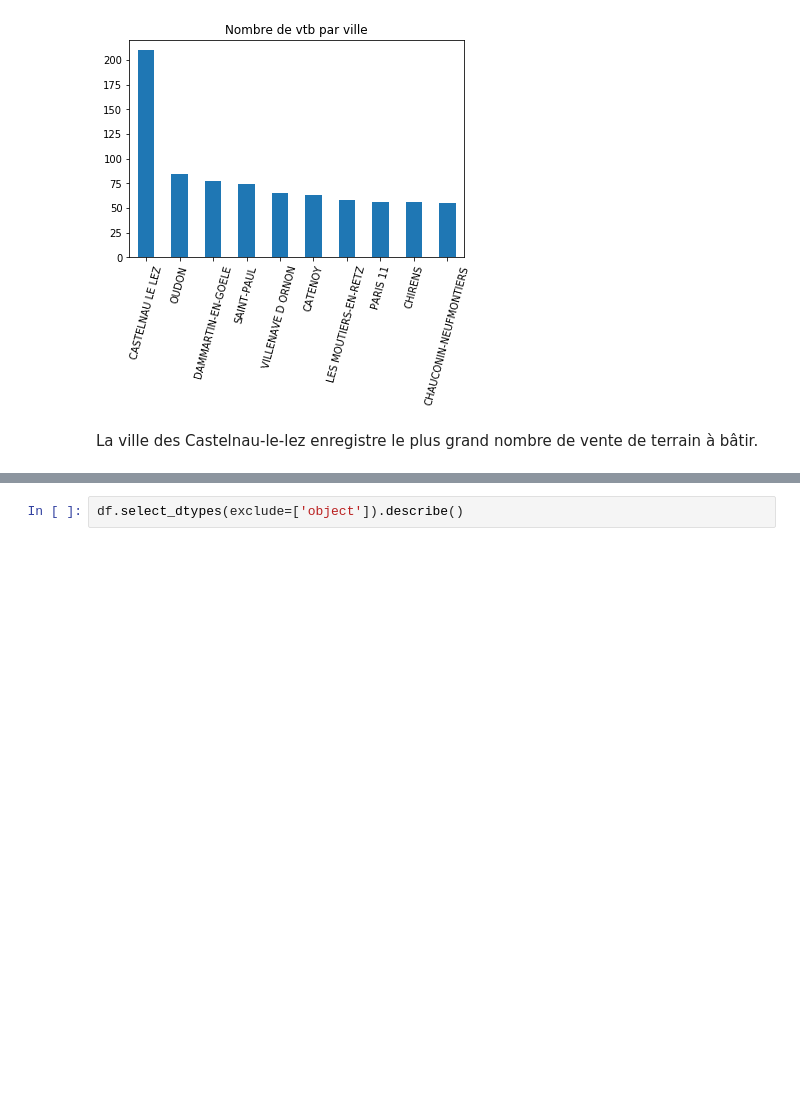
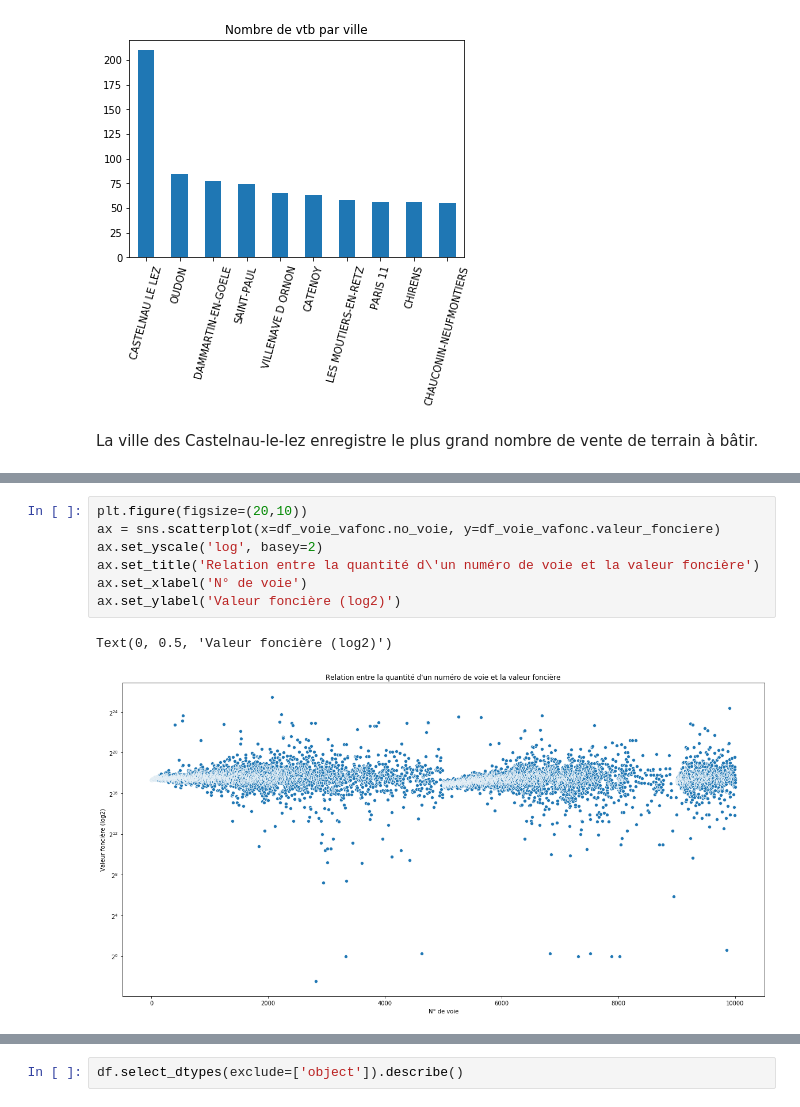
Before and after one commit to houseofai/french-realestate-price-prediction, a Jupyter notebook: Valeurs Foncieres Franccaise - EDA.ipynb, the cells around one changed output, grey strips where cells are left out. Saved outputs shown, nothing was run; the diff lists cells and outputs as text; blank space fills up the shorter version.

```diff
--- a/Valeurs Foncieres Franccaise - EDA.ipynb
+++ b/Valeurs Foncieres Franccaise - EDA.ipynb
@@ -394,0 +492,10 @@ La ville des Castelnau-le-lez enregistre le plus grand nombre de vente de terrai
+# %%
+plt.figure(figsize=(20,10))
+ax = sns.scatterplot(x=df_voie_vafonc.no_voie, y=df_voie_vafonc.valeur_fonciere)
+ax.set_yscale('log', basey=2)
+ax.set_title('Relation entre la quantité d\'un numéro de voie et la valeur foncière')
+ax.set_xlabel('N° de voie')
+ax.set_ylabel('Valeur foncière (log2)')
+# %% [output]
+Text(0, 0.5, 'Valeur foncière (log2)')
+[figure, added]
```
Also changed, not shown: parts of 21 cells of this notebook.
